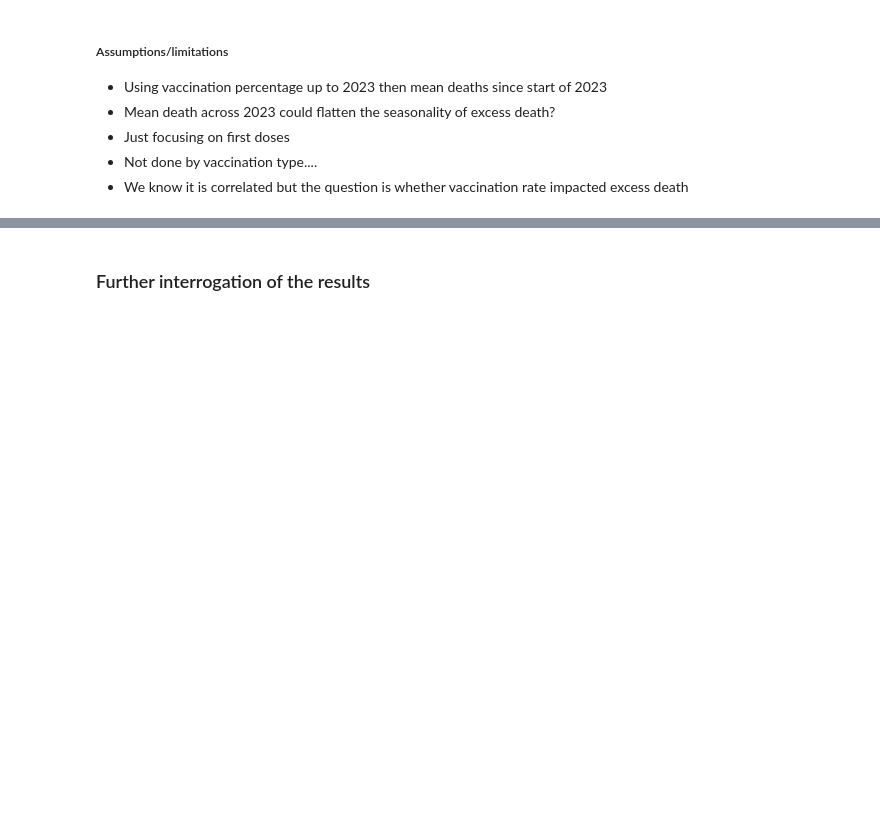
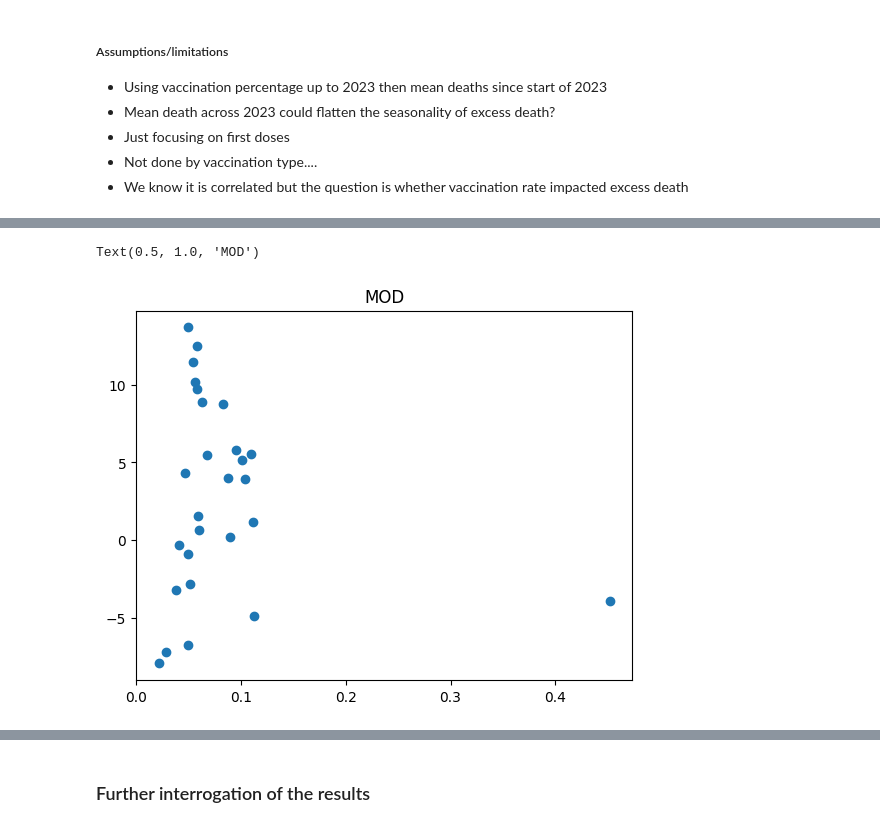
Before and after one commit to lisds/excess-deaths, a Jupyter notebook: Write_Up.ipynb, the cells around one changed output, grey strips where cells are left out. Cells and saved outputs as stored; diff of their text form; code cells hidden in the pictures; blank space fills up the shorter version.

```diff
--- a/Write_Up.ipynb
+++ b/Write_Up.ipynb
@@ -84,0 +200,6 @@ A very small p-value of 0.0003 enables us to have high confidence that the obser
+# %%
+plt.scatter(MOD['% vaxed'], MOD['Mean 2023'])
+plt.title('MOD')
+# %% [output]
+Text(0.5, 1.0, 'MOD')
+[figure, added]
```
Also changed, not shown: parts of 30 cells of this notebook, 8 other files.
